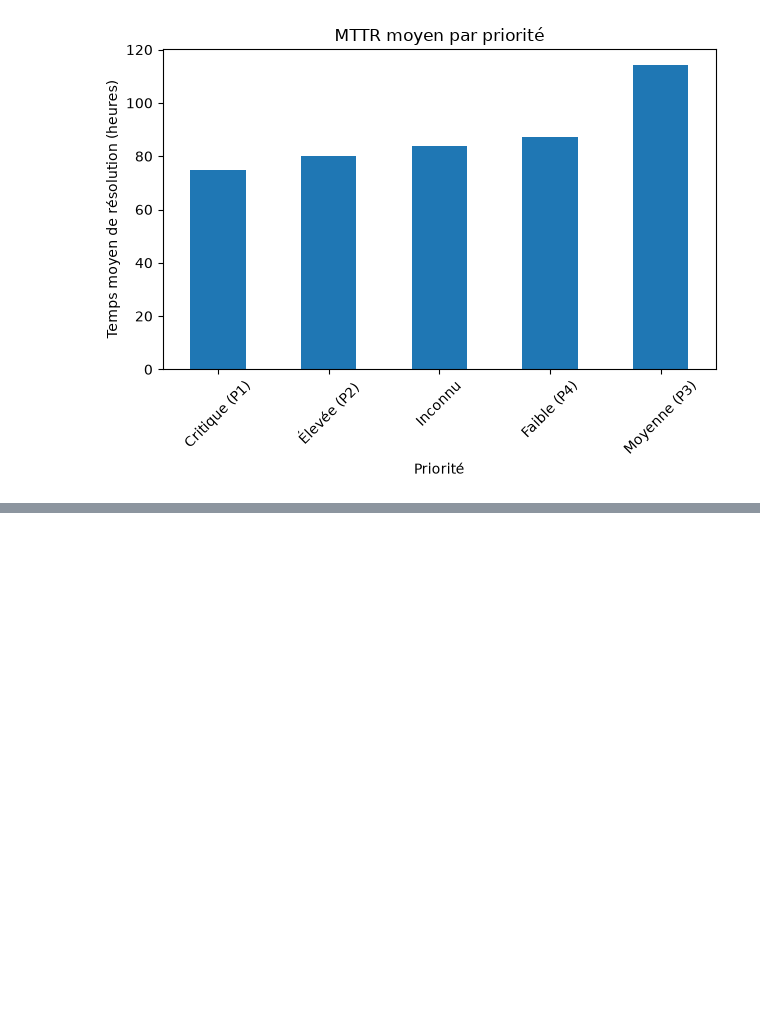
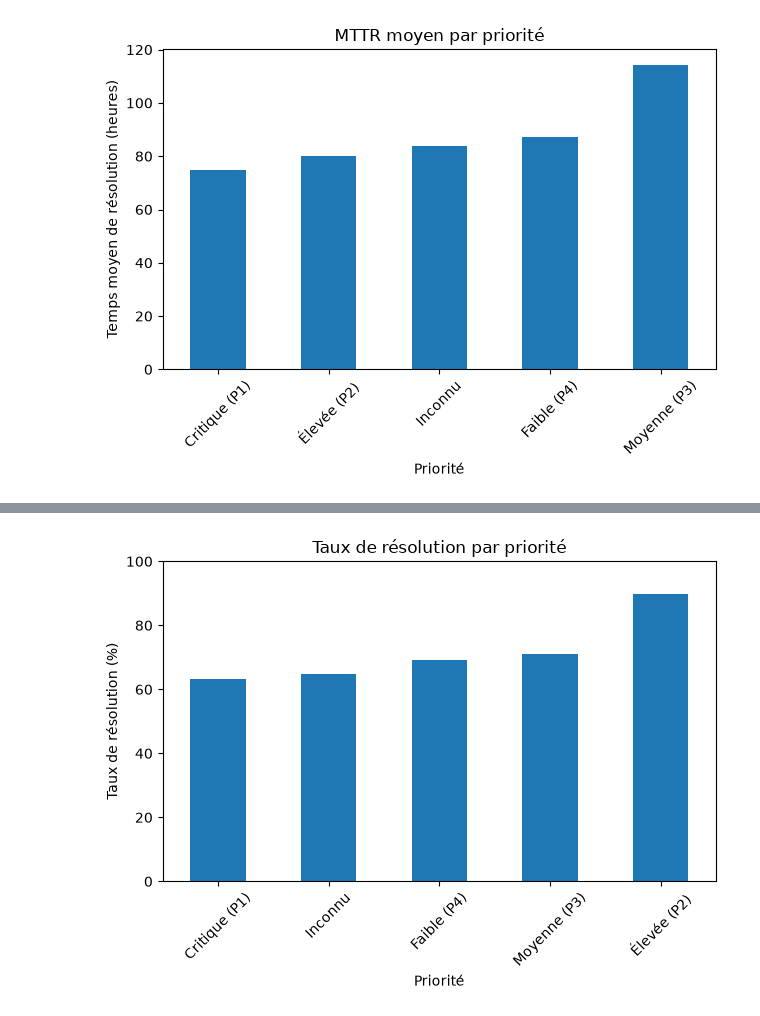
Before and after one commit to dikra-charif/Intelligent-Helpdesk-Analytics, a Jupyter notebook: notebooks/02_kpi_analysis.ipynb, the cells around one changed output, grey strips where cells are left out. Drawn from its saved outputs; the diff is of its cells as text; code cells hidden in the pictures; blank space fills up the shorter version.

```diff
--- a/notebooks/02_kpi_analysis.ipynb
+++ b/notebooks/02_kpi_analysis.ipynb
@@ -272,0 +402,20 @@ plt.show()
+# %%
+import matplotlib.pyplot as plt
+
+resolution_par_priorite = (
+    df_clean.groupby("Priorité")["Date de résolution"]
+    .apply(lambda x: x.notna().mean() * 100)
+    .sort_values()
+)
+
+resolution_par_priorite.plot(kind="bar")
+
+plt.title("Taux de résolution par priorité")
+plt.xlabel("Priorité")
+plt.ylabel("Taux de résolution (%)")
+plt.xticks(rotation=45)
+plt.ylim(0, 100)
+plt.tight_layout()
+plt.show()
+# %% [output]
+[figure, added]
```
Also changed, not shown: parts of 12 cells of this notebook.
